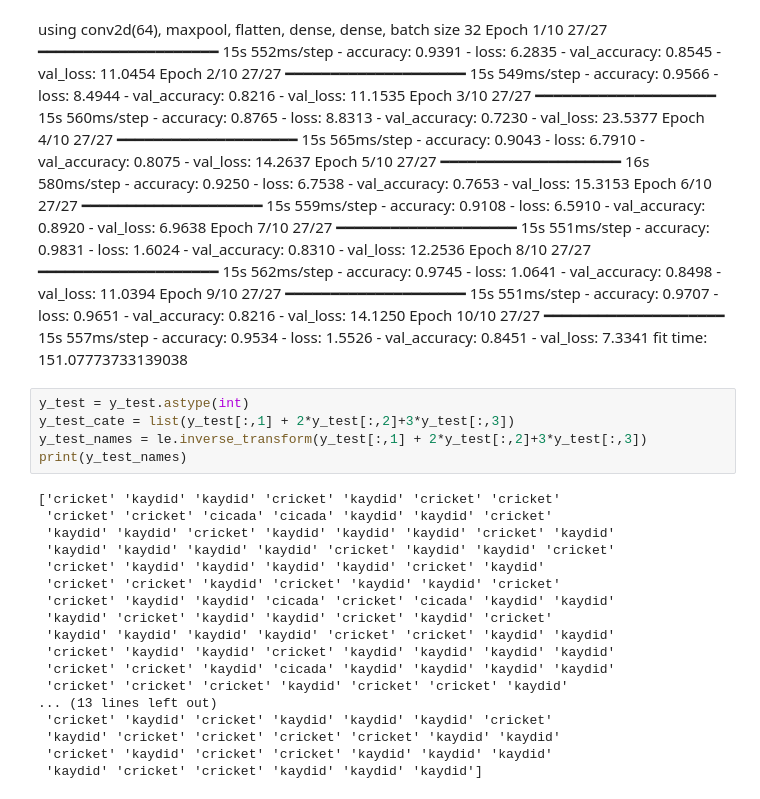
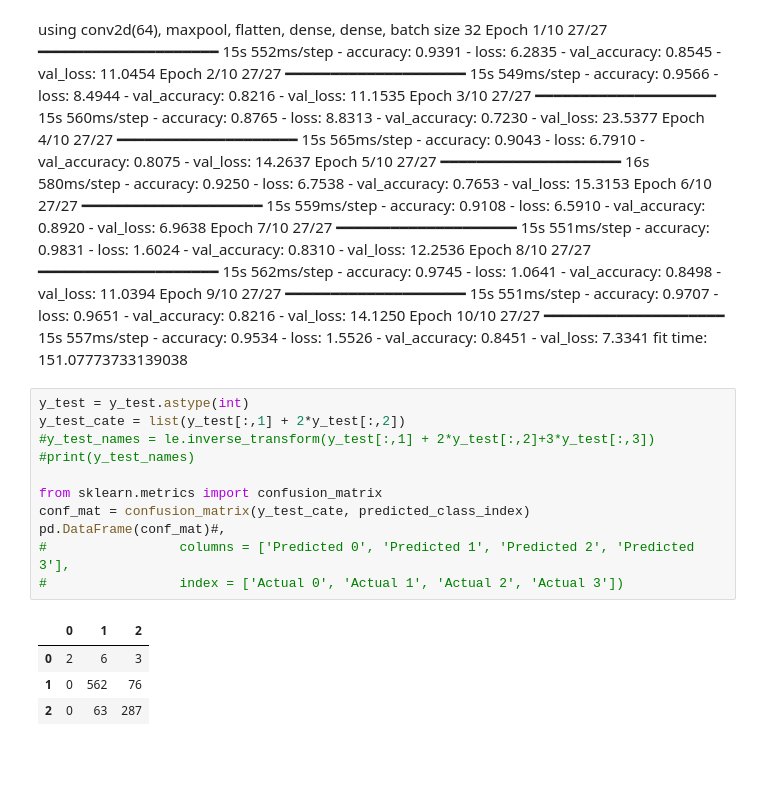
Before and after one commit to andrewcmerwin/ChirpChecker, a Jupyter notebook: CNN_experiment_Yang.ipynb, the cells around one changed output. Cells and saved outputs as stored; diff of their text form; blank space fills up the shorter version.

```diff
--- a/CNN_experiment_Yang.ipynb
+++ b/CNN_experiment_Yang.ipynb
@@ -168,24 +243,17 @@ Epoch 10/10
 fit time:  151.07773733139038
 # %%
 y_test = y_test.astype(int)
-y_test_cate = list(y_test[:,1] + 2*y_test[:,2]+3*y_test[:,3])
-y_test_names = le.inverse_transform(y_test[:,1] + 2*y_test[:,2]+3*y_test[:,3])
-print(y_test_names)
+y_test_cate = list(y_test[:,1] + 2*y_test[:,2])
+#y_test_names = le.inverse_transform(y_test[:,1] + 2*y_test[:,2]+3*y_test[:,3])
+#print(y_test_names)
+
+from sklearn.metrics import confusion_matrix
+conf_mat = confusion_matrix(y_test_cate, predicted_class_index)
+pd.DataFrame(conf_mat)#,
+#                 columns = ['Predicted 0', 'Predicted 1', 'Predicted 2', 'Predicted 3'],
+#                 index = ['Actual 0', 'Actual 1', 'Actual 2', 'Actual 3'])
 # %% [output]
-['cricket' 'kaydid' 'kaydid' 'cricket' 'kaydid' 'cricket' 'cricket'
- 'cricket' 'cricket' 'cicada' 'cicada' 'kaydid' 'kaydid' 'cricket'
- 'kaydid' 'kaydid' 'cricket' 'kaydid' 'kaydid' 'kaydid' 'cricket' 'kaydid'
- 'kaydid' 'kaydid' 'kaydid' 'kaydid' 'cricket' 'kaydid' 'kaydid' 'cricket'
- 'cricket' 'kaydid' 'kaydid' 'kaydid' 'kaydid' 'cricket' 'kaydid'
- 'cricket' 'cricket' 'kaydid' 'cricket' 'kaydid' 'kaydid' 'cricket'
- 'cricket' 'kaydid' 'kaydid' 'cicada' 'cricket' 'cicada' 'kaydid' 'kaydid'
- 'kaydid' 'cricket' 'kaydid' 'kaydid' 'cricket' 'kaydid' 'cricket'
- 'kaydid' 'kaydid' 'kaydid' 'kaydid' 'cricket' 'cricket' 'kaydid' 'kaydid'
- 'cricket' 'kaydid' 'kaydid' 'cricket' 'kaydid' 'kaydid' 'kaydid' 'kaydid'
- 'cricket' 'cricket' 'kaydid' 'cicada' 'kaydid' 'kaydid' 'kaydid' 'kaydid'
- 'cricket' 'cricket' 'cricket' 'kaydid' 'cricket' 'cricket' 'kaydid'
-... (13 lines left out)
- 'cricket' 'kaydid' 'cricket' 'kaydid' 'kaydid' 'kaydid' 'cricket'
- 'kaydid' 'cricket' 'cricket' 'cricket' 'cricket' 'kaydid' 'kaydid'
- 'cricket' 'kaydid' 'cricket' 'cricket' 'kaydid' 'kaydid' 'kaydid'
- 'kaydid' 'cricket' 'cricket' 'kaydid' 'kaydid' 'kaydid']
+|  | 0 | 1 | 2 |
+| 0 | 2 | 6 | 3 |
+| 1 | 0 | 562 | 76 |
+| 2 | 0 | 63 | 287 |
```
Also changed, not shown: parts of 16 cells of this notebook, 1 other file.
